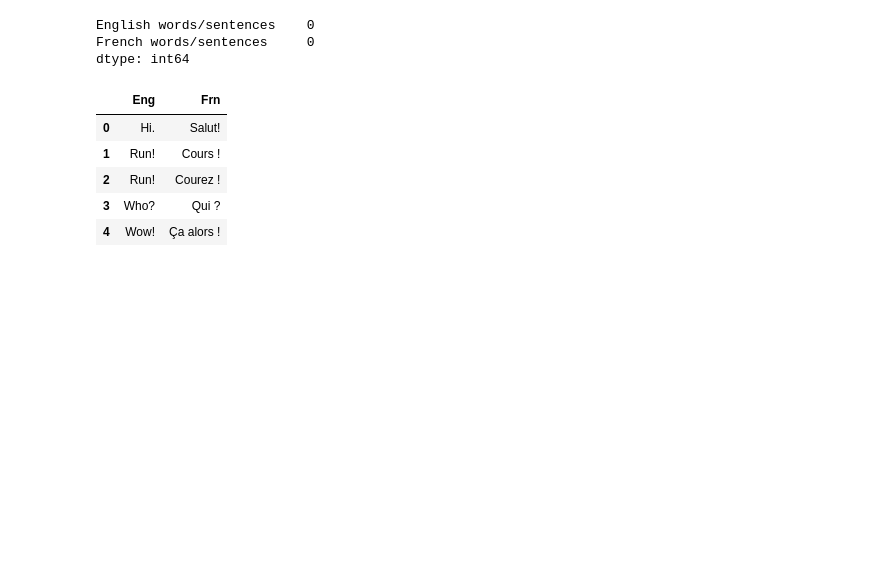
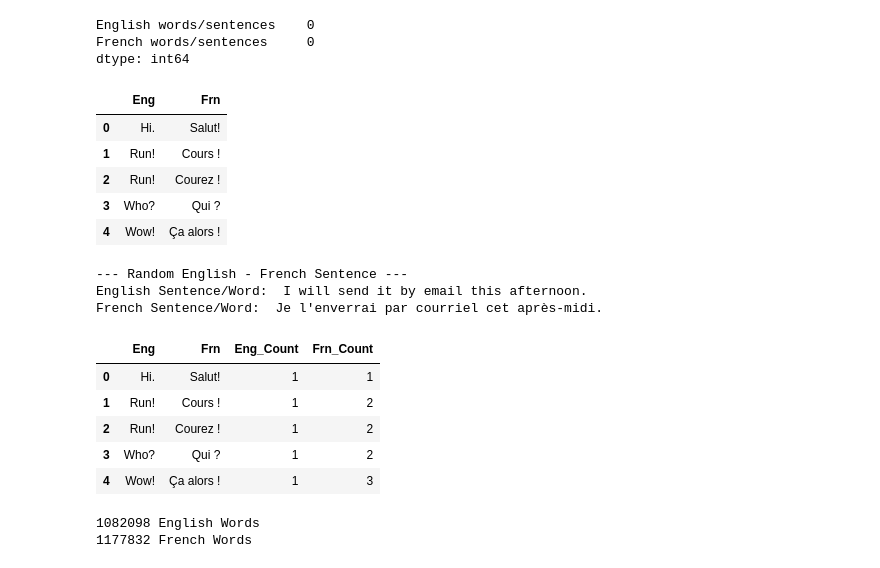
Before and after one commit to adalbertii/modele-NLP, a Jupyter notebook: NLP_translation_english_french.ipynb, the cells around one changed output. Saved outputs shown, nothing was run; the diff lists cells and outputs as text; code cells hidden in the pictures; blank space fills up the shorter version.

```diff
--- a/NLP_translation_english_french.ipynb
+++ b/NLP_translation_english_french.ipynb
@@ -65,3 +65,37 @@ data.head()
 | 2 | Run! | Courez ! |
 | 3 | Who? | Qui ? |
 | 4 | Wow! | Ça alors ! |
+# %%
+#Randomly Show a English > French sentence
+x = np.random.randint(1, data.shape[0])
+print("--- Random English - French Sentence --- \n"
+      "English Sentence/Word: ", data.Eng[x], "\n"
+      "French Sentence/Word: ", data.Frn[x]
+     )
+# %% [output]
+--- Random English - French Sentence ---
+English Sentence/Word:  I will send it by email this afternoon.
+French Sentence/Word:  Je l'enverrai par courriel cet après-midi.
+# %%
+# Function for word count
+def word_count (txt):
+    return len(txt.split())
+# %%
+#Applying the Word Count Function to Eng & French Columns
+data['Eng_Count'] = data['Eng'].apply(lambda x: word_count(x))
+data['Frn_Count'] = data['Frn'].apply(lambda x: word_count(x))
+# %%
+data.head()
+# %% [output]
+|  | Eng | Frn | Eng_Count | Frn_Count |
+| 0 | Hi. | Salut! | 1 | 1 |
+| 1 | Run! | Cours ! | 1 | 2 |
+| 2 | Run! | Courez ! | 1 | 2 |
+| 3 | Who? | Qui ? | 1 | 2 |
+| 4 | Wow! | Ça alors ! | 1 | 3 |
+# %%
+print( '{} English Words'.format(data['Eng_Count'].sum()) )
+print('{} French Words'.format(data['Frn_Count'].sum()) )
+# %% [output]
+1082098 English Words
+1177832 French Words
```
Also changed, not shown: parts of 20 cells of this notebook.
